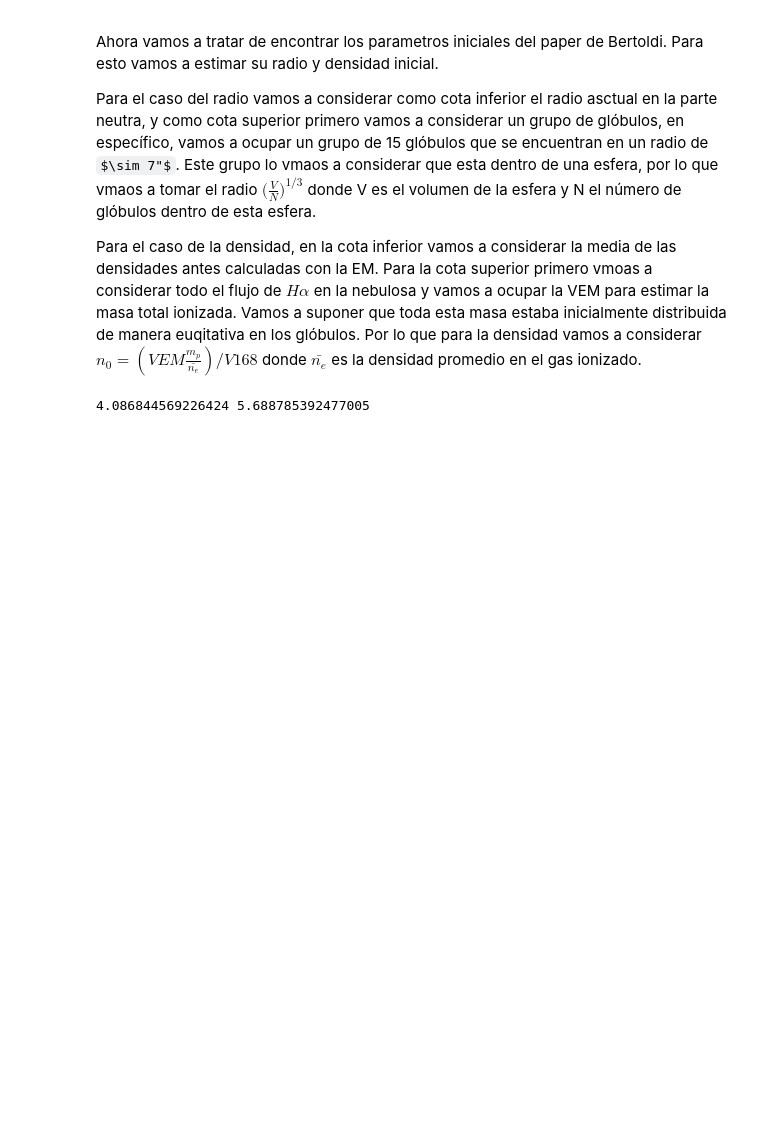
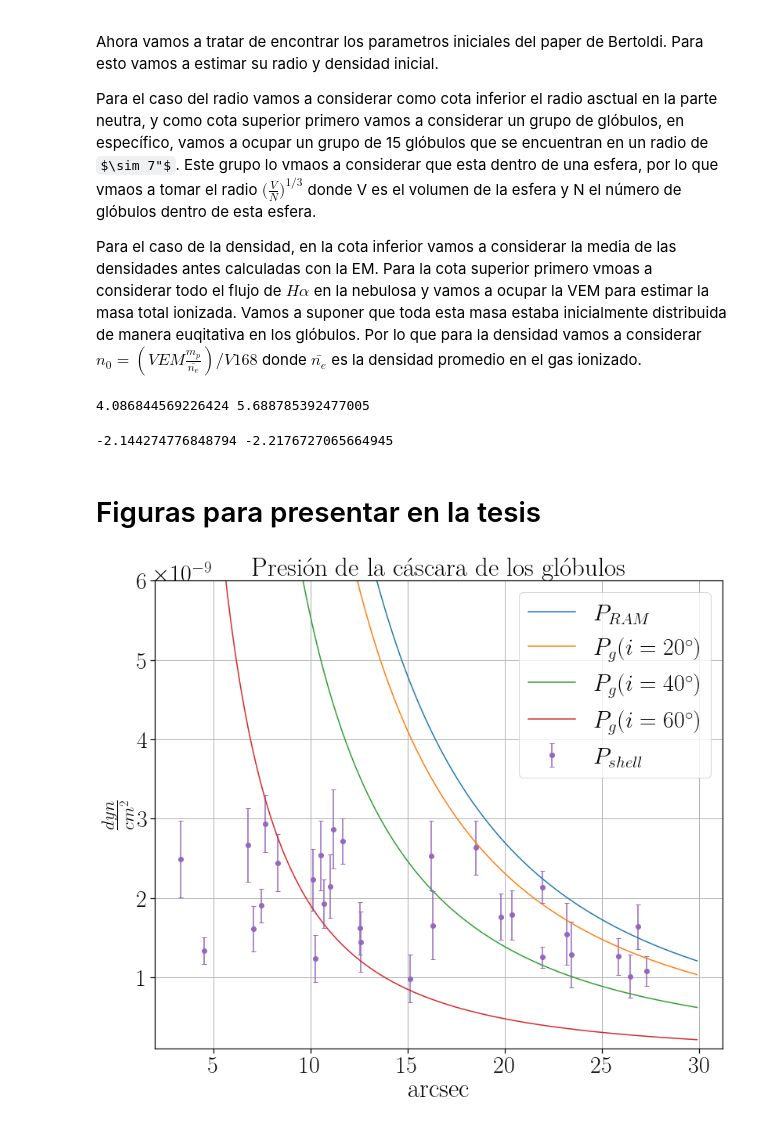
Before and after one commit to will-henney/globule-seminario, a Jupyter notebook: m1-67/graficas con errore.ipynb, the cells around one changed output. Cells and saved outputs as stored; diff of their text form; code cells hidden in the pictures; some formulas as TeX source; blank space fills up the shorter version.

Commit message:
Figuras para REsultados y Discusión de la tesis

```diff
--- a/m1-67/graficas con errore.ipynb
+++ b/m1-67/graficas con errore.ipynb
@@ -838,0 +835,25 @@ gamma_inf = 2.79e-3*()
+# %%
+'''   Gamma   '''
+R_0 = 0.01
+gamma_inf = 2.79e-3*(L/1e49).value/(R_0**2*n_inf)
+gamma_max = 2.79e-3*(L/1e49).value/(R_0**2*n_max)
+print(np.log10(gamma_inf),np.log10(gamma_max))
+# %% [output]
+-2.144274776848794 -2.2176727065664945
+# %% [markdown]
+# Figuras para presentar en la tesis
+# %%
+fig, ax = plt.subplots()
+ax.plot(rang,P_r.cgs,label=r'$P_{RAM}$')
+ax.plot(rang,P_r.cgs*np.cos(20*u.deg)**(5/2),label=r'$P_{g}(i=20^\circ)$')
+ax.plot(rang,P_r.cgs*np.cos(40*u.deg)**(5/2),label=r'$P_{g}(i=40^\circ)$')
+ax.plot(rang,P_r.cgs*np.cos(60*u.deg)**(5/2),label=r'$P_{g}(i=60^\circ)$')
+ax.errorbar(HST['Sep'][Glo].value,[(Pg[i].value).n for i in range(len(Pg))],yerr=[(Pg[i].value).s for i in range(len(Pg))],marker='o',capsize=3,linestyle='',label=r'$P_{shell}$')
+plt.ylim(1e-10,0.6e-8)
+plt.legend()
+plt.xlabel('arcsec')
+plt.ylabel(r'$\frac{dyn}{cm^2}$')
+plt.title('Presión de la cáscara de los glóbulos')
+plt.grid()
+# %% [output]
+[figure, added]
```
Also changed, not shown: parts of 6 cells of this notebook.
